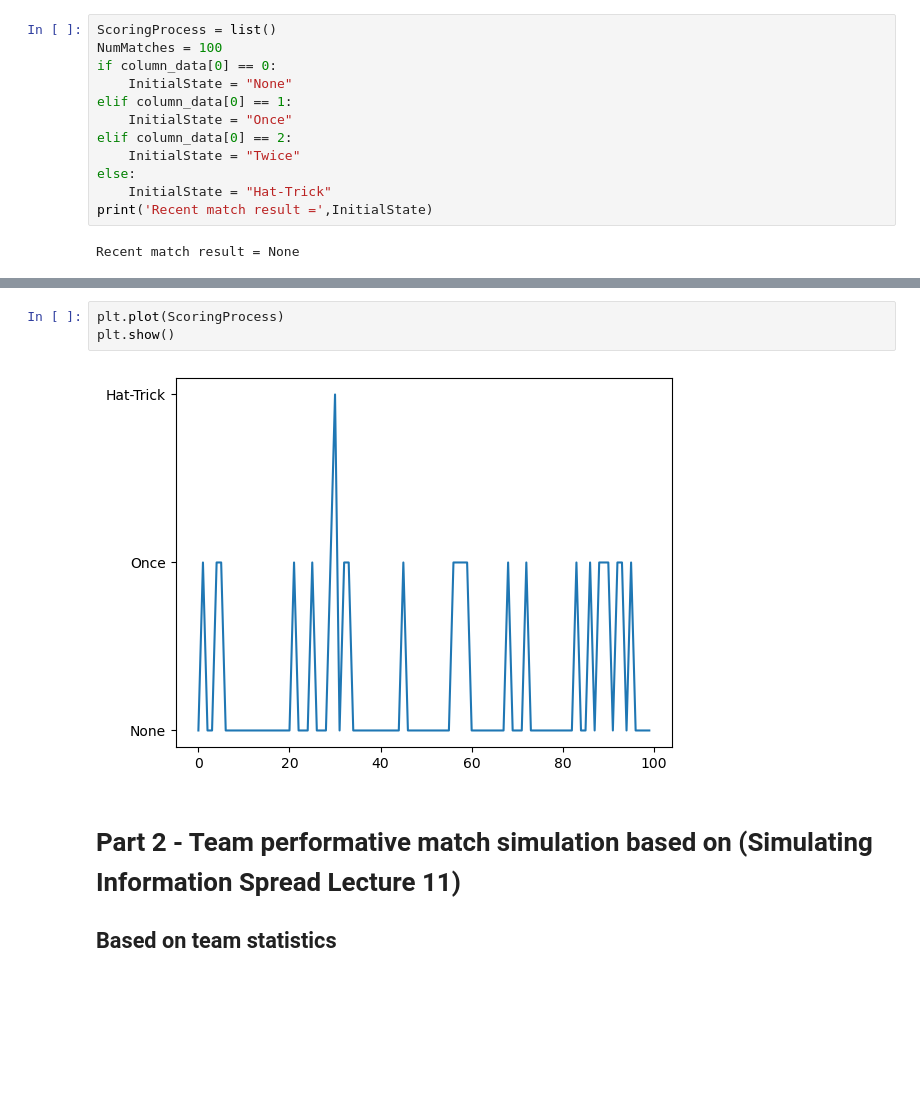
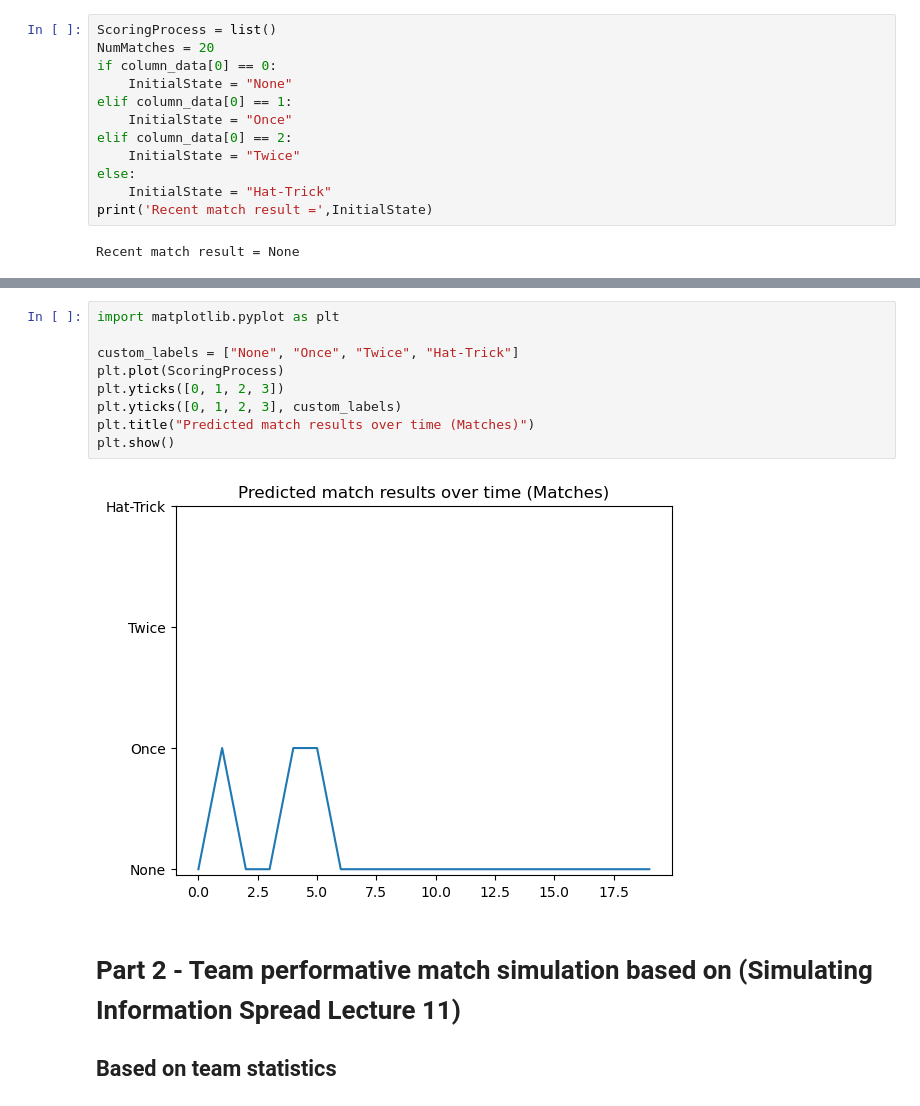
Before and after one commit to ZhuShuairong/3025Project, a Jupyter notebook: Group Project.ipynb, the cells around one changed output, grey strips where cells are left out. Saved outputs shown, nothing was run; the diff lists cells and outputs as text; blank space fills up the shorter version.

```diff
--- a/Group Project.ipynb
+++ b/Group Project.ipynb
@@ -64,7 +64,7 @@ transition_matrix = [
 ]
 # %%
 ScoringProcess = list()
-NumMatches = 100
+NumMatches = 20
 if column_data[0] == 0:
     InitialState = "None"
 elif column_data[0] == 1:
@@ -142,8 +145,14 @@ None
 # %%
+import matplotlib.pyplot as plt
+
+custom_labels = ["None", "Once", "Twice", "Hat-Trick"]
 plt.plot(ScoringProcess)
+plt.yticks([0, 1, 2, 3])
+plt.yticks([0, 1, 2, 3], custom_labels)
+plt.title("Predicted match results over time (Matches)")
 plt.show()
 # %% [output]
-[figure, old version]
+[figure, new version]
 # %% [markdown]
 # Part 2 - Team performative match simulation based on (Simulating Information Spread Lecture 11)
 ## Based on team statistics
```
Also changed, not shown: parts of 7 cells of this notebook.
